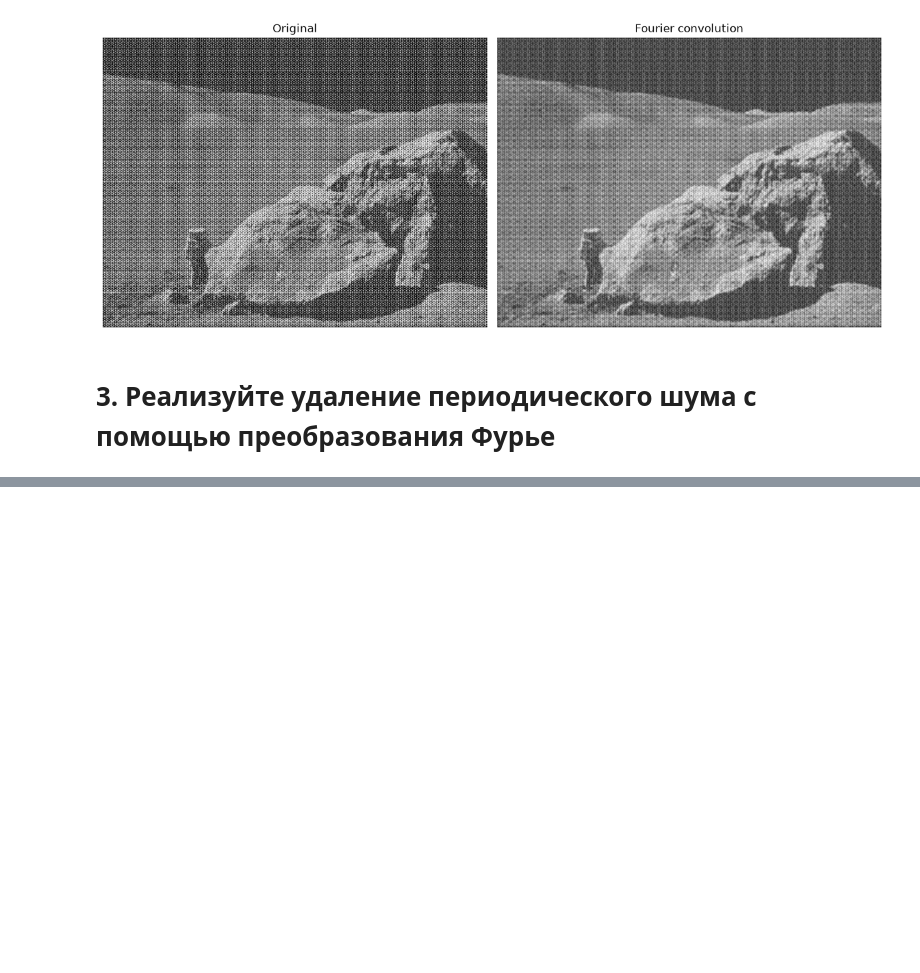
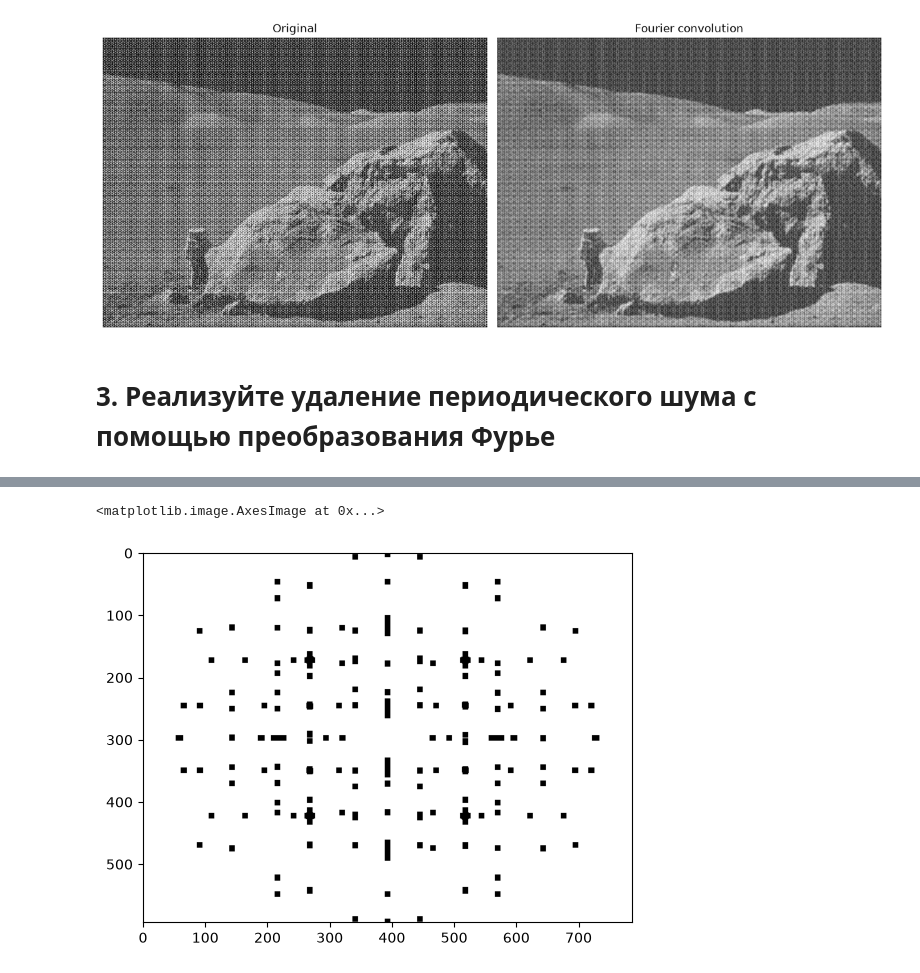
Before and after one commit to idexsts/image_processing, a Jupyter notebook: task5_ft_wt/task5.ipynb, the cells around one changed output, grey strips where cells are left out. Cells and saved outputs as stored; diff of their text form; code cells hidden in the pictures; blank space fills up the shorter version.

```diff
--- a/task5_ft_wt/task5.ipynb
+++ b/task5_ft_wt/task5.ipynb
@@ -150,0 +120,22 @@ plt.show()
+# %%
+mask = np.ones(dft_shift.shape, np.float32)
+centerX, centerY = (image.shape[0] // 2, image.shape[1] // 2)
+r = 4
+T = 250
+r_center = 30
+points_mask = magnitude_spectrum > T
+points_mask[centerX - r_center:centerX + r_center + 1,
+            centerY - r_center:centerY + r_center + 1] = False
+points = np.argwhere(points_mask)
+
+for x, y in points:
+     mask[max(0, x - r):min(image.shape[0], x + r + 1),
+         max(0, y - r):min(image.shape[1], y + r + 1), :] = 0
+
+mask[centerX-r_center:centerX+r_center+1,
+     centerY-r_center:centerY+r_center+1, :] = 1
+
+plt.imshow(mask[:, :, 0], cmap='gray')
+# %% [output]
+<matplotlib.image.AxesImage at 0x...>
+[figure, added]
```
Also changed, not shown: parts of 2 cells of this notebook.
